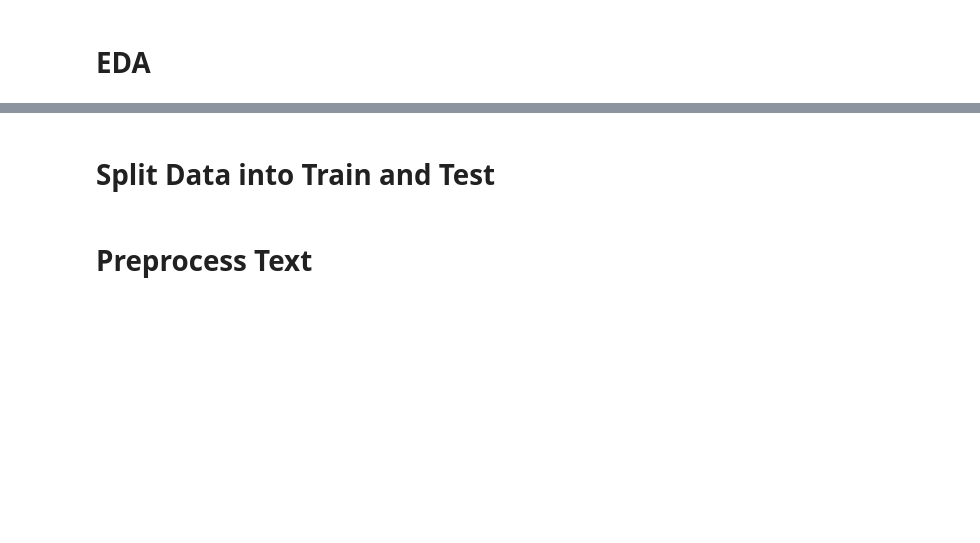
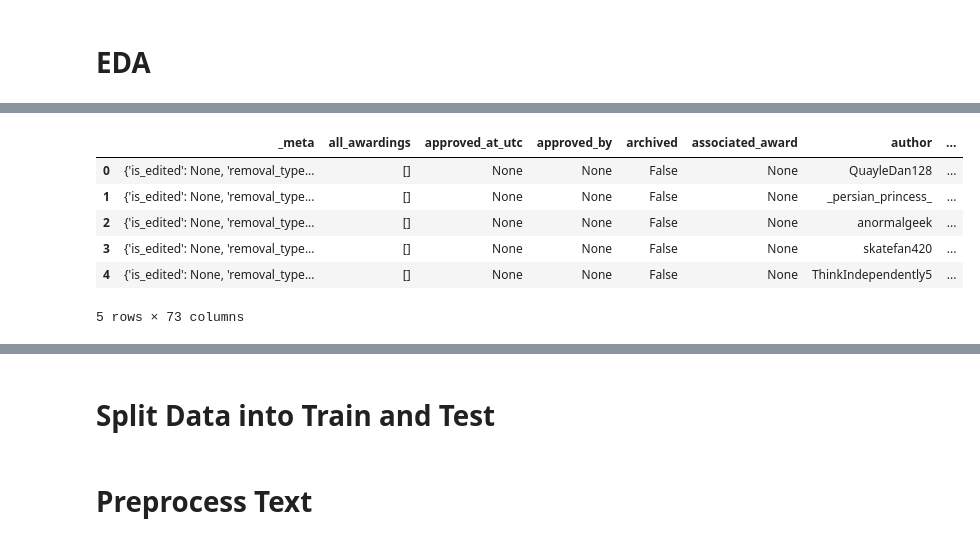
Before and after one commit to xmegan10/Reddit-Sentiment-Comment-Prediction, a Jupyter notebook: Reddit Comment Sentiment Prediction.ipynb, the cells around one changed output, grey strips where cells are left out. Drawn from its saved outputs; the diff is of its cells as text; code cells hidden in the pictures; blank space fills up the shorter version.

```diff
--- a/Reddit Comment Sentiment Prediction.ipynb
+++ b/Reddit Comment Sentiment Prediction.ipynb
@@ -164,3 +136,11 @@ posts_df.info()
 # %%
-comments_df.head()
+apr_comments.head()
+# %% [output]
+|  | _meta | all_awardings | approved_at_utc | approved_by | archived | associated_award | author | ... |
+| 0 | {'is_edited': None, 'removal_type... | [] | None | None | False | None | QuayleDan128 | ... |
+| 1 | {'is_edited': None, 'removal_type... | [] | None | None | False | None | _persian_princess_ | ... |
+| 2 | {'is_edited': None, 'removal_type... | [] | None | None | False | None | anormalgeek | ... |
+| 3 | {'is_edited': None, 'removal_type... | [] | None | None | False | None | skatefan420 | ... |
+| 4 | {'is_edited': None, 'removal_type... | [] | None | None | False | None | ThinkIndependently5 | ... |
+5 rows × 73 columns
 # %%
```
Also changed, not shown: parts of 18 cells of this notebook.
